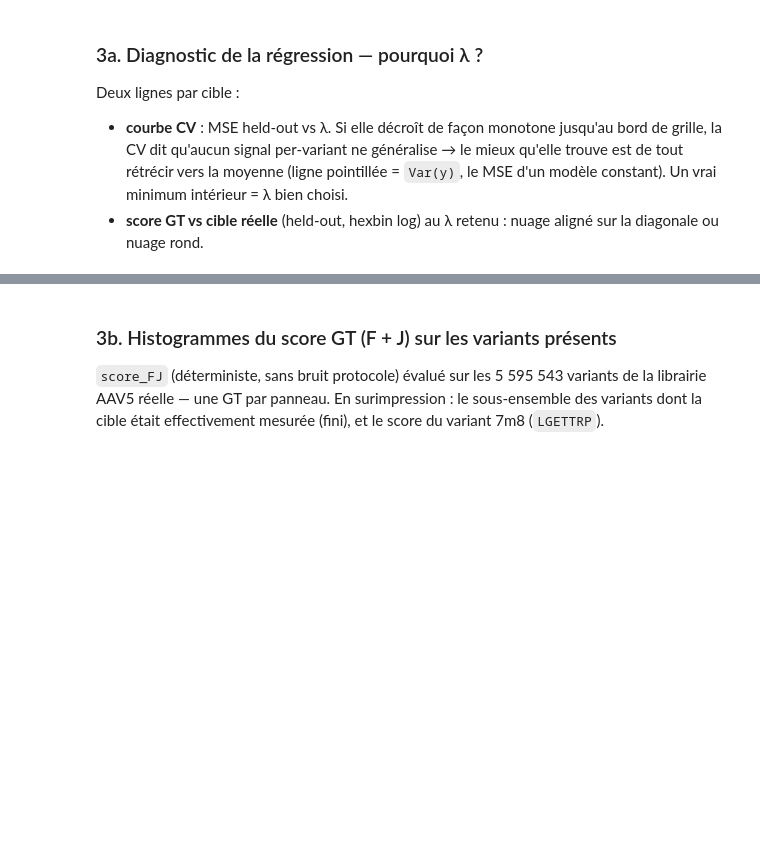
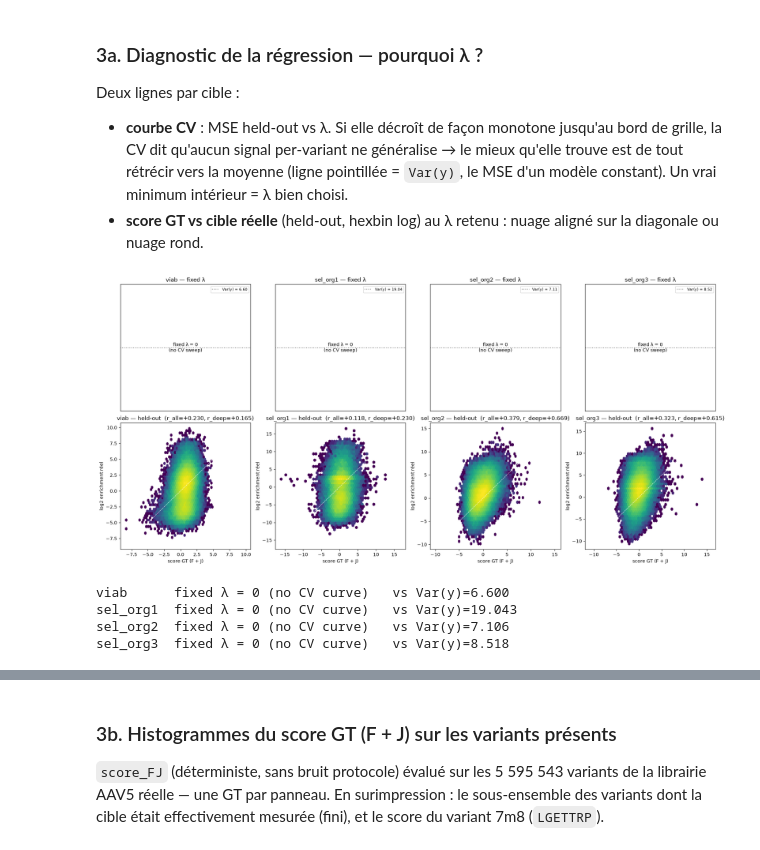
Before and after one commit to merlin-cc/Directed-Evolution-loop, a Jupyter notebook: Modelization_V2/notebooks/notebooks/Selectivity/AAV5/AAV5_SEL_analysis.ipynb, the cells around one changed output, grey strips where cells are left out. Drawn from its saved outputs; the diff is of its cells as text; code cells hidden in the pictures; blank space fills up the shorter version.

```diff
--- a/Modelization_V2/notebooks/notebooks/Selectivity/AAV5/AAV5_SEL_analysis.ipynb
+++ b/Modelization_V2/notebooks/notebooks/Selectivity/AAV5/AAV5_SEL_analysis.ipynb
@@ -251,10 +251,19 @@ from sklearn.model_selection import train_test_split
 
 N_FIT   = 90_000                     # rows for the ridge fit (>> 8541 params)
 N_EVAL  = 120_000                    # disjoint held-out rows
-LAMBDAS = np.logspace(-2, 6, 25)     # very wide: we want to SEE where CV MSE actually turns
+LAMBDAS = np.logspace(-2, 6, 25)     # only used when LAM is None (CV path)
 KFOLDS  = 3
 CONTAM_MAX_PLASMID = 5e3             # exclude 7m8 (LGETTRP, plasmid 4.8M) + its misreads (next is ~17k)
 RNG = np.random.default_rng(0)
+
+# LAM: fixed L2 penalty passed straight to fit_weights_potts_from_data.
+#   None -> pick lambda by K-fold CV over LAMBDAS (the old behavior). CV here keeps landing on
+#           huge lambda (1e3..2e5) that just shrinks F/J toward the mean and kills the signal.
+#   0.0  -> minimum-norm unregularized (SVD lstsq) fit, no CV.  <-- current choice
+#   >0   -> ridge at exactly that penalty, no CV.
+LAM = 0.0
+WEIGHT_TAG = "unreg" if LAM == 0 else (f"lam{LAM:g}" if LAM is not None else "cv")
+print(f"LAM = {LAM!r}  ->  weight files tagged '_{WEIGHT_TAG}'\n")
 
 # name -> (target col, denominator count col, numerator count col)
 targets = {
@@ -286,20 +295,23 @@ for name, (col, den_col, num_col) in targets.items():
 
     F, J, rank, info = R.fit_weights_potts_from_data(
         S[fit_i], y[fit_i], sample_weight=w[fit_i],
-        lambdas_grid=LAMBDAS, k_folds=KFOLDS, seed=0, verbose=False)
+        lambdas_grid=LAMBDAS, k_folds=KFOLDS, seed=0, verbose=False, lam=LAM)
     F, J = np.asarray(F), np.asarray(J)
     pred = score_FJ(S[eval_i], F, J)
+
+    cv_mse   = np.asarray(info["cv_mse"])       if info["cv_mse"]       is not None else None
+    lambdas  = np.asarray(info["lambdas_grid"]) if info["lambdas_grid"] is not None else None
 
     hi = w[eval_i] > np.quantile(w[eval_i], 0.90)   # eval variants with the deepest reads
     fits[name] = dict(
         F=F, J=J, lam=info["lam"], rank=int(rank),
-        cv_mse=np.asarray(info["cv_mse"]), lambdas=np.asarray(info["lambdas_grid"]),
+        cv_mse=cv_mse, lambdas=lambdas,
         n_finite=len(idx), n_fit=len(fit_i), eff_n=eff_n, var_y=float(np.var(y[fit_i])),
         y_eval=y[eval_i], pred_eval=pred, w_eval=w[eval_i],
         r_all=pearson(y[eval_i], pred), r_deep=pearson(y[eval_i][hi], pred[hi]),
     )
     m = fits[name]
-    edge = "  <-- lambda AT GRID EDGE" if m["lam"] in (LAMBDAS[0], LAMBDAS[-1]) else ""
+    edge = "  <-- lambda AT GRID EDGE" if lambdas is not None and m["lam"] in (LAMBDAS[0], LAMBDAS[-1]) else ""
     print(f"{name:9s} n_finite={m['n_finite']:>9,}  eff_n(pondéré)={m['eff_n']:>9,.0f}  "
           f"lambda={m['lam']:.3g}  rank={m['rank']}/8541   "
           f"held-out r: all={m['r_all']:+.3f}  deep10%={m['r_deep']:+.3f}{edge}")
@@ -323,29 +345,45 @@ Deux lignes par cible :
 # %%
 fig, axes = plt.subplots(2, 4, figsize=(19, 9))
 for k, (name, f) in enumerate(fits.items()):
-    # --- CV MSE vs lambda ---
+    # --- CV MSE vs lambda (only when a CV sweep was run, i.e. LAM is None) ---
     ax = axes[0, k]
-    ax.plot(f["lambdas"], f["cv_mse"], "o-", ms=3)
-    ax.axhline(f["var_y"], color="grey", ls=":", label=f"Var(y) = {f['var_y']:.2f}")
-    ax.axvline(f["lam"], color="crimson", ls="--", label=f"λ* = {f['lam']:.2g}")
-    ax.set(xscale="log", title=f"{name} — CV MSE vs λ", xlabel="λ", ylabel="held-out MSE")
-    ax.legend(fontsize=8)
+    if f["cv_mse"] is not None:
+        ax.plot(f["lambdas"], f["cv_mse"], "o-", ms=3)
+        ax.axhline(f["var_y"], color="grey", ls=":", label=f"Var(y) = {f['var_y']:.2f}")
+        ax.axvline(f["lam"], color="crimson", ls="--", label=f"λ* = {f['lam']:.2g}")
+        ax.set(xscale="log", title=f"{name} — CV MSE vs λ", xlabel="λ", ylabel="held-out MSE")
+        ax.legend(fontsize=8)
+    else:
+        ax.axhline(f["var_y"], color="grey", ls=":", label=f"Var(y) = {f['var_y']:.2f}")
+        ax.text(0.5, 0.5, f"fixed λ = {f['lam']:.3g}\n(no CV sweep)", ha="center", va="center",
+                transform=ax.transAxes)
+        ax.set(title=f"{name} — fixed λ", xticks=[], yticks=[])
+        ax.legend(fontsize=8)
 
     # --- GT score vs real target (held-out) ---
     ax = axes[1, k]
     p, yv = f["pred_eval"], f["y_eval"]
     ax.hexbin(p, yv, gridsize=45, bins="log", mincnt=1, cmap="viridis")
     lo, hi = min(p.min(), yv.min()), max(p.max(), yv.max())
     ax.plot([lo, hi], [lo, hi], "w--", lw=0.8)
     ax.set(title=f"{name} — held-out  (r_all={f['r_all']:+.3f}, r_deep={f['r_deep']:+.3f})",
            xlabel="score GT (F + J)", ylabel="log2 enrichment réel")
 
 plt.tight_layout()
 plt.show()
 
 for name, f in fits.items():
+    if f["cv_mse"] is None:
+        print(f"{name:9s} fixed λ = {f['lam']:.3g} (no CV curve)   vs Var(y)={f['var_y']:.3f}")
+        continue
     mono = np.all(np.diff(f["cv_mse"]) <= 1e-9)
     print(f"{name:9s} CV MSE monotone décroissante ? {mono}   "
           f"(min={f['cv_mse'].min():.3f} à λ={f['lam']:.2g}, "
           f"vs Var(y)={f['var_y']:.3f})")
+# %% [output]
+[figure, added]
+viab      fixed λ = 0 (no CV curve)   vs Var(y)=6.600
+sel_org1  fixed λ = 0 (no CV curve)   vs Var(y)=19.043
+sel_org2  fixed λ = 0 (no CV curve)   vs Var(y)=7.106
+sel_org3  fixed λ = 0 (no CV curve)   vs Var(y)=8.518
 # %%
```
Also changed, not shown: parts of 4 cells of this notebook, 7 other files.
